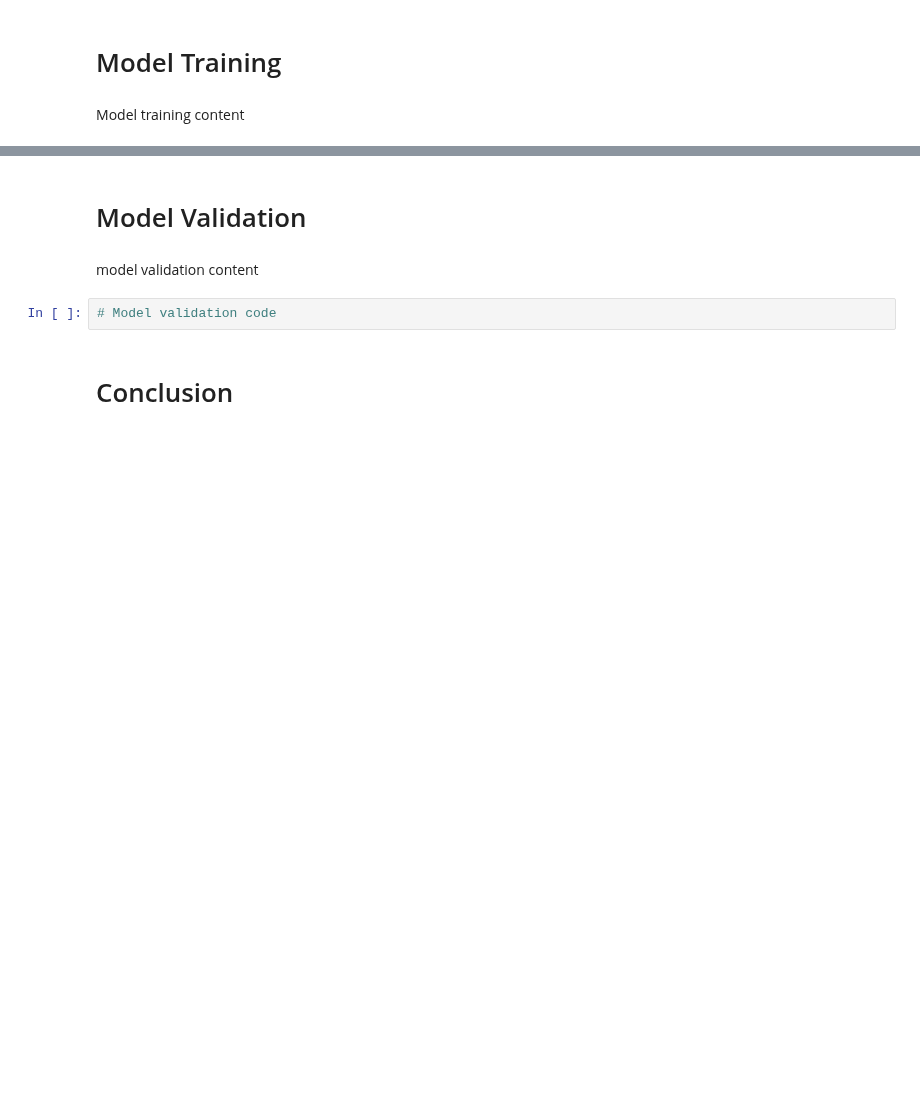
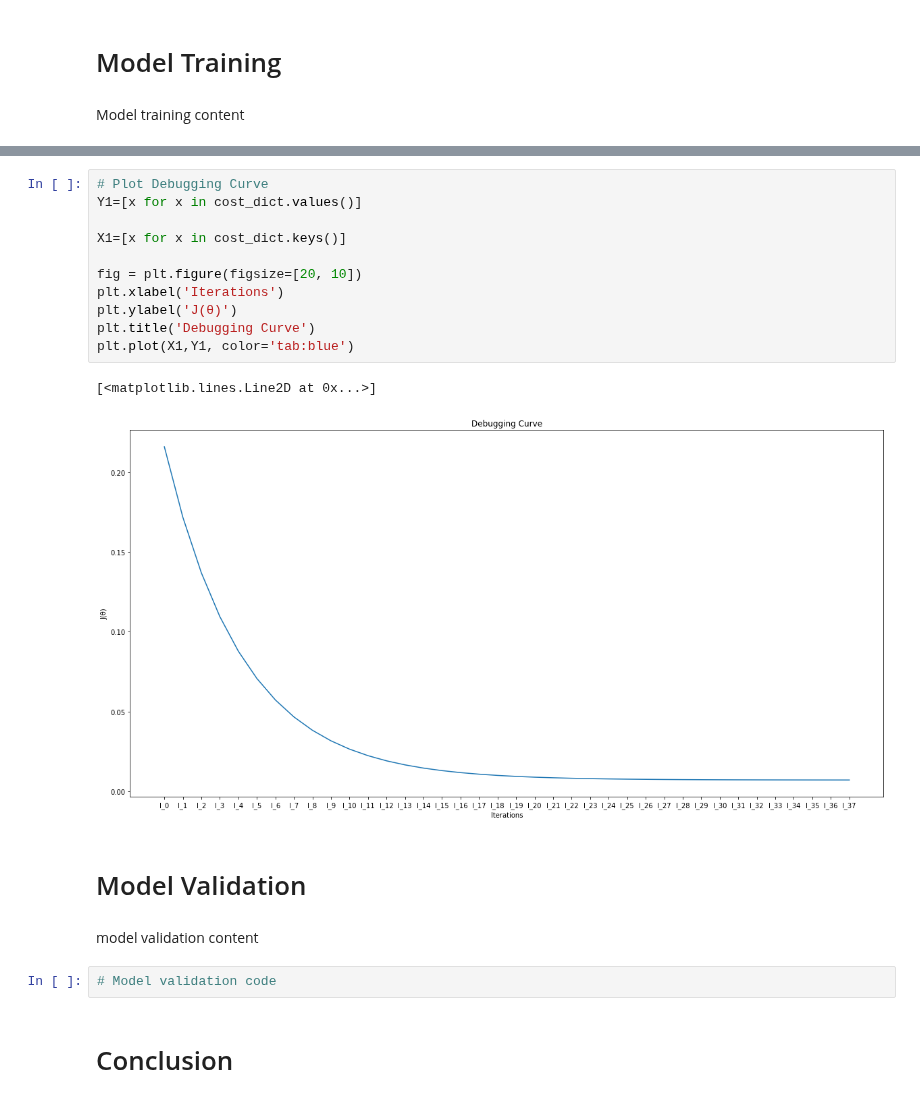
Before and after one commit to ErkanHatipoglu/Kaggle-Notebooks, a Jupyter notebook: multivariate-linear-regression-from-scratch.ipynb, the cells around one changed output, grey strips where cells are left out. Saved outputs shown, nothing was run; the diff lists cells and outputs as text; blank space fills up the shorter version.

```diff
--- a/multivariate-linear-regression-from-scratch.ipynb
+++ b/multivariate-linear-regression-from-scratch.ipynb
@@ -202,3 +259,17 @@ Model training content
+# %%
+# Plot Debugging Curve
+Y1=[x for x in cost_dict.values()]
+
+X1=[x for x in cost_dict.keys()]
+
+fig = plt.figure(figsize=[20, 10])
+plt.xlabel('Iterations')
+plt.ylabel('J(θ)')
+plt.title('Debugging Curve')
+plt.plot(X1,Y1, color='tab:blue')
+# %% [output]
+[<matplotlib.lines.Line2D at 0x...>]
+[figure, added]
 # %% [markdown]
 # Model Validation   <a id='validation'></a>
 # %% [markdown]
```
Also changed, not shown: parts of 8 cells of this notebook.
